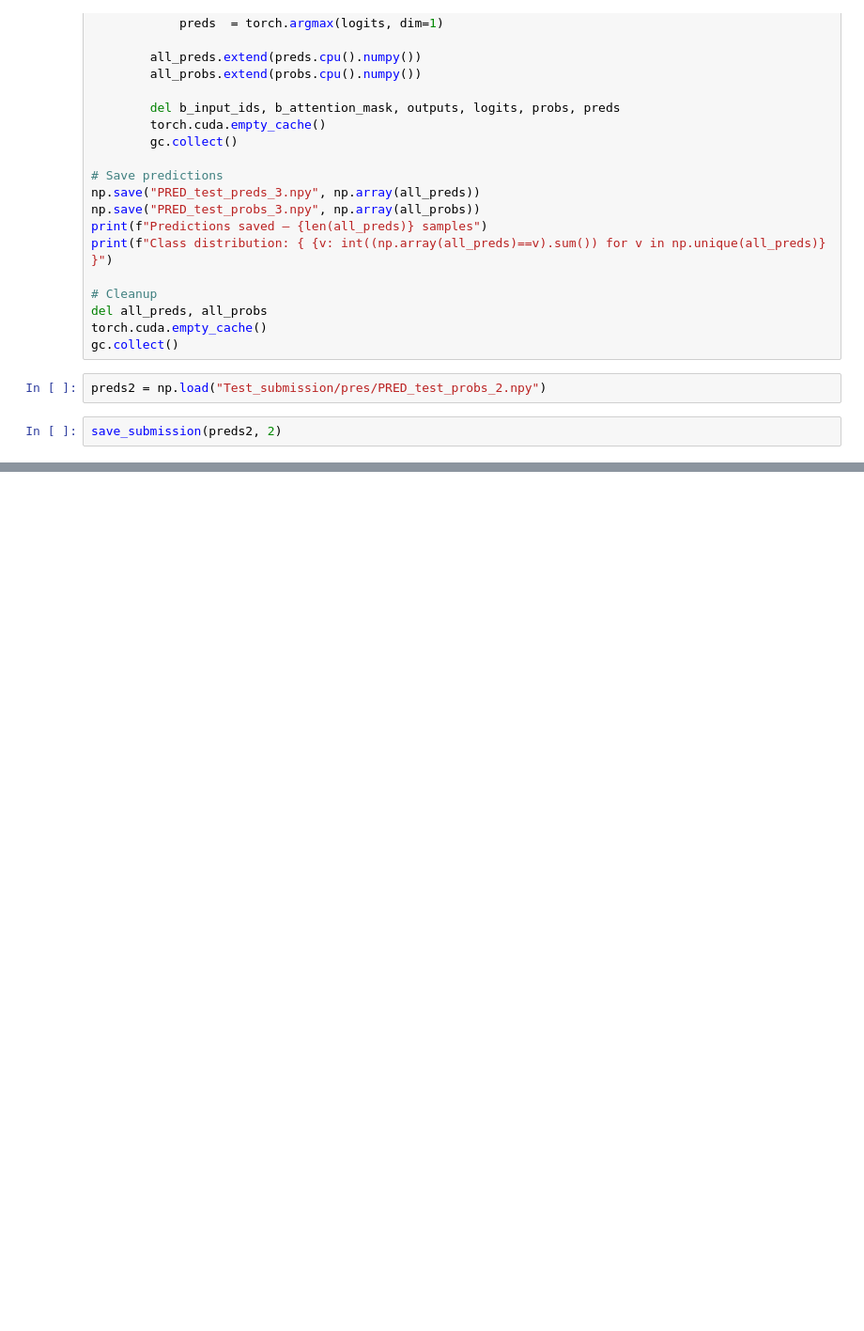
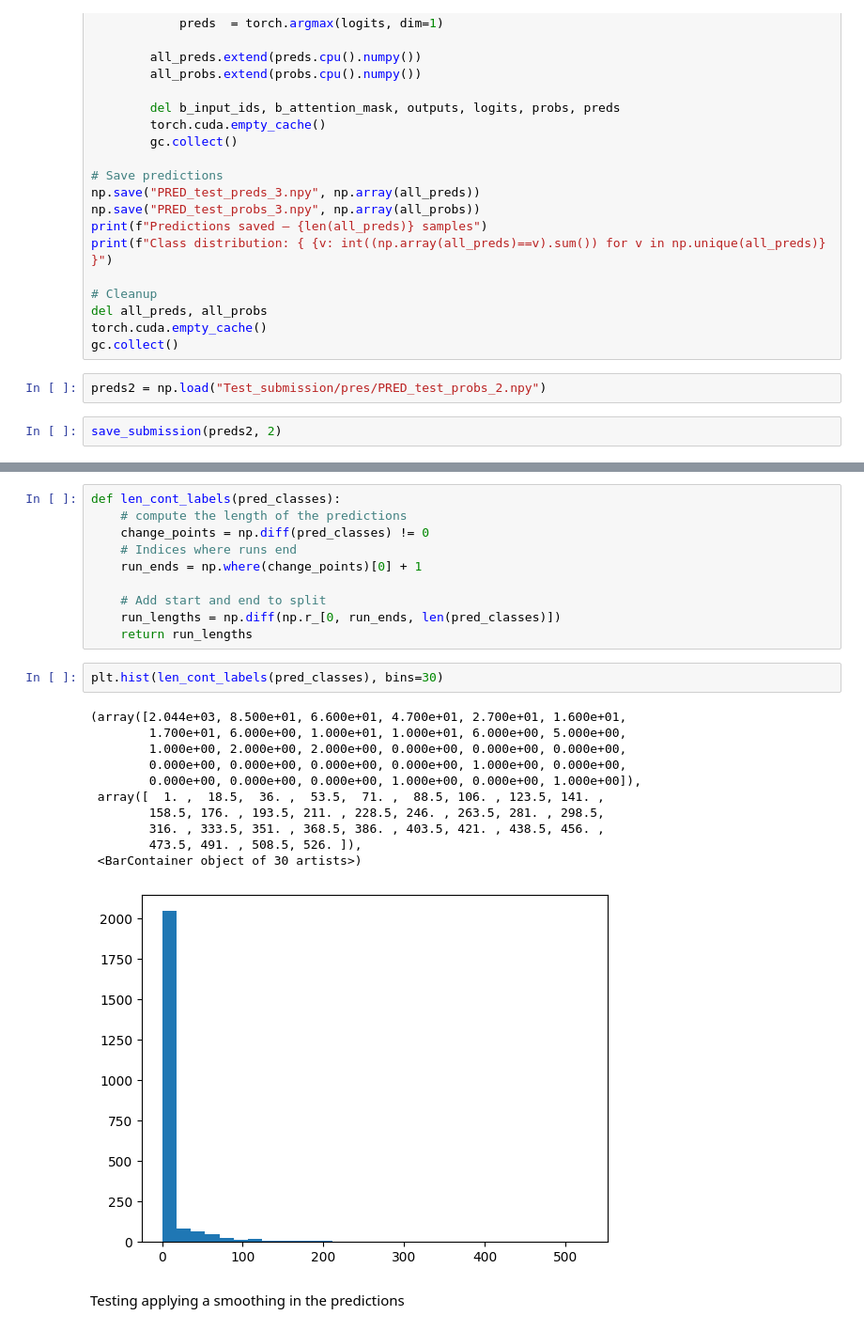
Before and after one commit to alan-man/tal-projet, a Jupyter notebook: pres_submission.ipynb, the cells around one changed output, grey strips where cells are left out. Shown at 94% size. Cells and saved outputs as stored; diff of their text form; blank space fills up the shorter version.

```diff
--- a/pres_submission.ipynb
+++ b/pres_submission.ipynb
@@ -1028,0 +1051,26 @@ save_submission(preds2, 2)
+# %%
+def len_cont_labels(pred_classes):
+    # compute the length of the predictions
+    change_points = np.diff(pred_classes) != 0
+    # Indices where runs end
+    run_ends = np.where(change_points)[0] + 1
+
+    # Add start and end to split
+    run_lengths = np.diff(np.r_[0, run_ends, len(pred_classes)])
+    return run_lengths
+# %%
+plt.hist(len_cont_labels(pred_classes), bins=30)
+# %% [output]
+(array([2.044e+03, 8.500e+01, 6.600e+01, 4.700e+01, 2.700e+01, 1.600e+01,
+        1.700e+01, 6.000e+00, 1.000e+01, 1.000e+01, 6.000e+00, 5.000e+00,
+        1.000e+00, 2.000e+00, 2.000e+00, 0.000e+00, 0.000e+00, 0.000e+00,
+        0.000e+00, 0.000e+00, 0.000e+00, 0.000e+00, 1.000e+00, 0.000e+00,
+        0.000e+00, 0.000e+00, 0.000e+00, 1.000e+00, 0.000e+00, 1.000e+00]),
+ array([  1. ,  18.5,  36. ,  53.5,  71. ,  88.5, 106. , 123.5, 141. ,
+        158.5, 176. , 193.5, 211. , 228.5, 246. , 263.5, 281. , 298.5,
+        316. , 333.5, 351. , 368.5, 386. , 403.5, 421. , 438.5, 456. ,
+        473.5, 491. , 508.5, 526. ]),
+ <BarContainer object of 30 artists>)
+[figure, added]
+# %% [markdown]
+Testing applying a smoothing in the predictions
```
Also changed, not shown: parts of 39 cells of this notebook, 13 other files.
